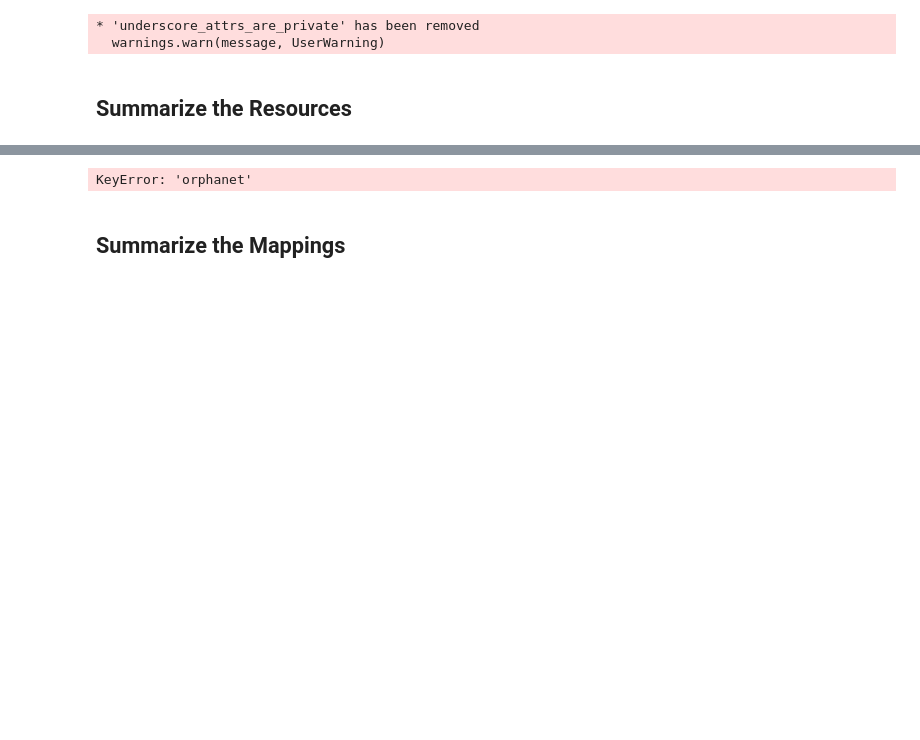
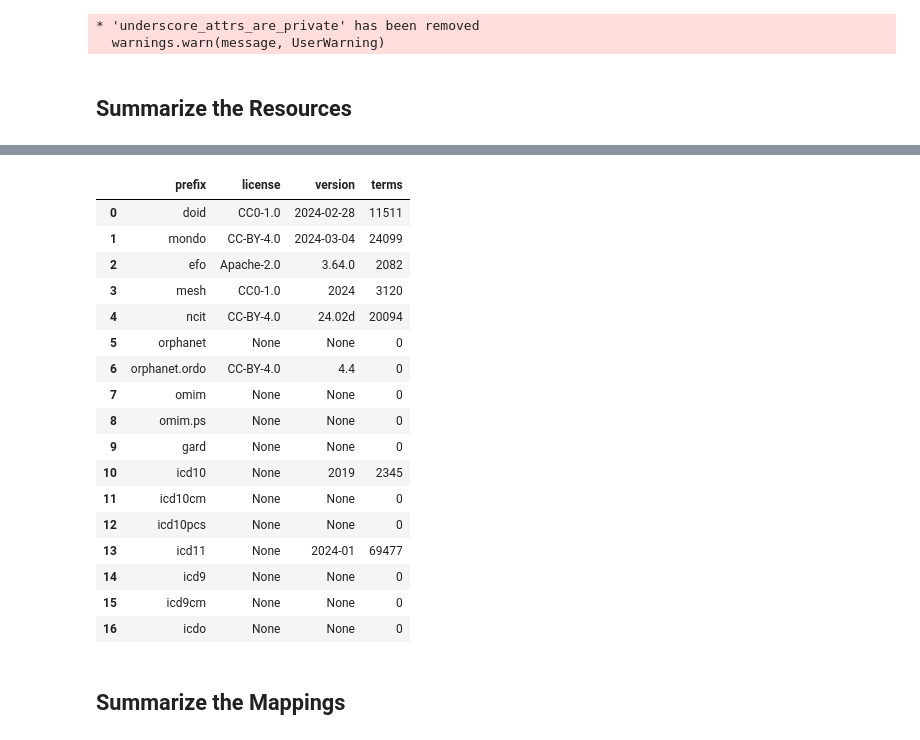
Before and after one commit to biopragmatics/semra, a Jupyter notebook: scripts/Disease Landscape Comparison.ipynb, the cells around one changed output, grey strips where cells are left out. Drawn from its saved outputs; the diff is of its cells as text; code cells hidden in the pictures; blank space fills up the shorter version.

```diff
--- a/scripts/Disease Landscape Comparison.ipynb
+++ b/scripts/Disease Landscape Comparison.ipynb
@@ -102,18 +82,35 @@ icdo 0
 # %%
-no_versions = {"omim.ps", "icd10", "icd9", "icd11", "icd10cm", "icd10pcs", "icd9cm", "icdo", "gard", "omim"}
+no_versions = {"icd9", "icd10cm", "icd10pcs", "icd9cm", "icdo", "gard", "omim", "orphanet", "omim.ps"}
 summary_rows = [
     (
         prefix,
         bioregistry.get_license(prefix),
         bioversions.get_version(prefix) if prefix not in no_versions else None,
         len(terms.get(prefix, [])),
     )
     for prefix in CONFIGURATION.priority
 ]
 summary_df = pd.DataFrame(summary_rows, columns=["prefix", "license", "version", "terms"])
 summary_df
 # %% [output]
-KeyError: 'orphanet'
+|  | prefix | license | version | terms |
+| 0 | doid | CC0-1.0 | 2024-02-28 | 11511 |
+| 1 | mondo | CC-BY-4.0 | 2024-03-04 | 24099 |
+| 2 | efo | Apache-2.0 | 3.64.0 | 2082 |
+| 3 | mesh | CC0-1.0 | 2024 | 3120 |
+| 4 | ncit | CC-BY-4.0 | 24.02d | 20094 |
+| 5 | orphanet | None | None | 0 |
+| 6 | orphanet.ordo | CC-BY-4.0 | 4.4 | 0 |
+| 7 | omim | None | None | 0 |
+| 8 | omim.ps | None | None | 0 |
+| 9 | gard | None | None | 0 |
+| 10 | icd10 | None | 2019 | 2345 |
+| 11 | icd10cm | None | None | 0 |
+| 12 | icd10pcs | None | None | 0 |
+| 13 | icd11 | None | 2024-01 | 69477 |
+| 14 | icd9 | None | None | 0 |
+| 15 | icd9cm | None | None | 0 |
+| 16 | icdo | None | None | 0 |
 # %% [markdown]
 ## Summarize the Mappings
 # %%
```
Also changed, not shown: parts of 13 cells of this notebook, 3 other files.
